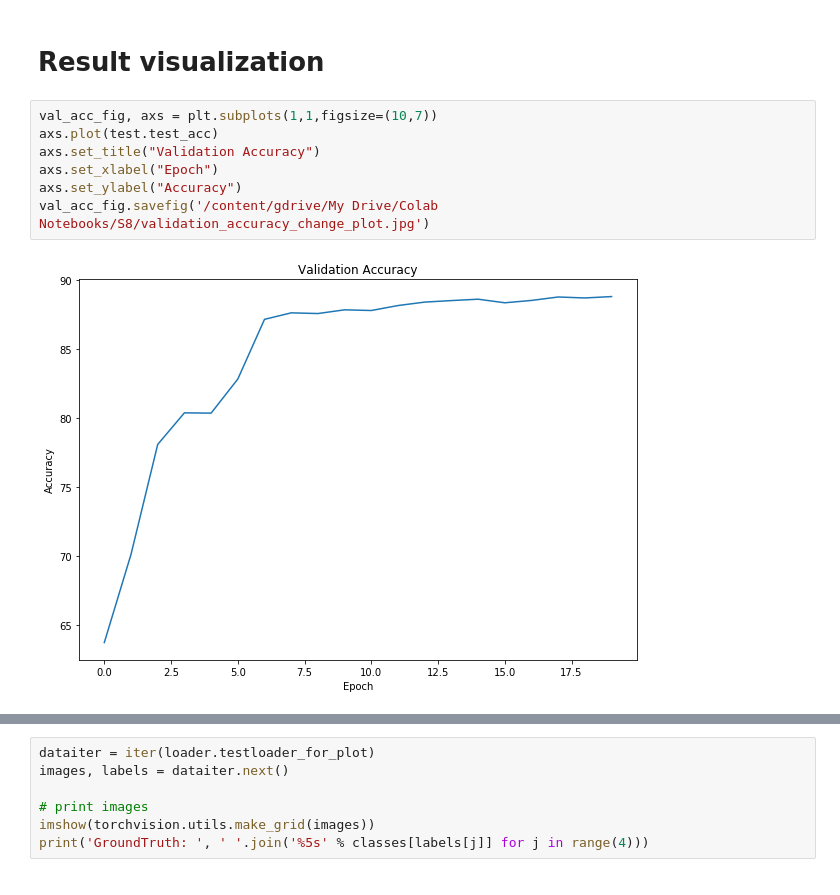
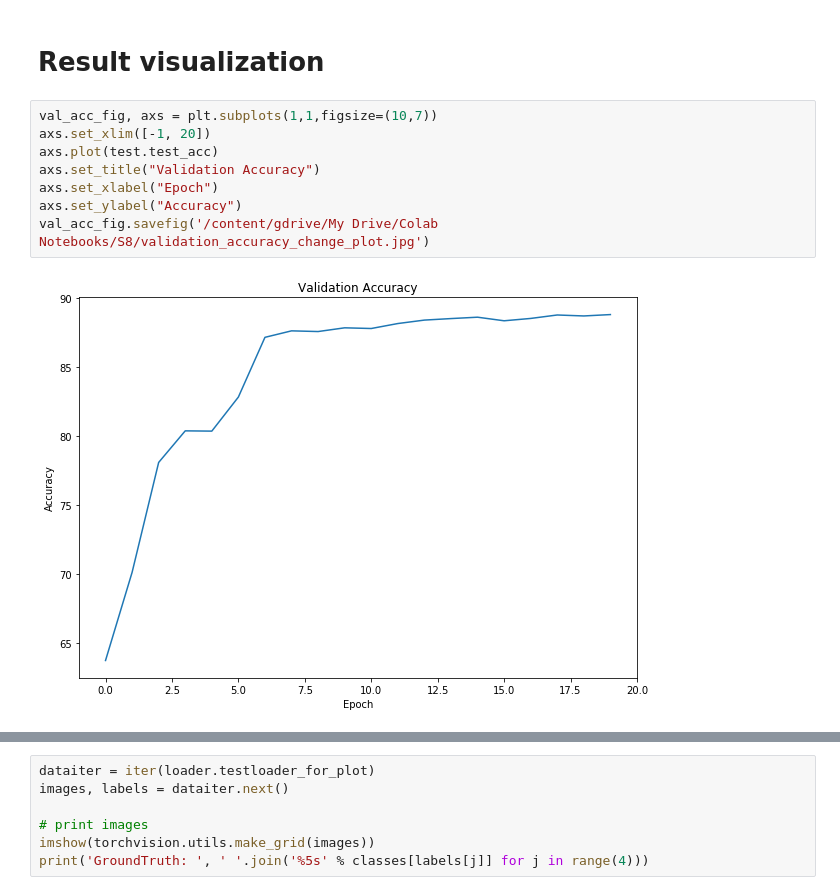
Before and after one commit to sanjeev29/EVA-4, a Jupyter notebook: S8/s8.ipynb, the cells around one changed output, grey strips where cells are left out. Drawn from its saved outputs; the diff is of its cells as text.

```diff
--- a/S8/s8.ipynb
+++ b/S8/s8.ipynb
@@ -134,12 +134,13 @@ Validation set: Average loss: 0.0060, Accuracy: 8818/10000 (88.18%)
 # Result visualization
 # %%
 val_acc_fig, axs = plt.subplots(1,1,figsize=(10,7))
+axs.set_xlim([-1, 20])
 axs.plot(test.test_acc)
 axs.set_title("Validation Accuracy")
 axs.set_xlabel("Epoch")
 axs.set_ylabel("Accuracy")
 val_acc_fig.savefig('/content/gdrive/My Drive/Colab Notebooks/S8/validation_accuracy_change_plot.jpg')
 # %% [output]
-[figure, old version]
+[figure, new version]
 # %%
 val_loss_fig, axs = plt.subplots(1,1,figsize=(10,7))
```
Also changed, not shown: parts of 1 cell of this notebook.
